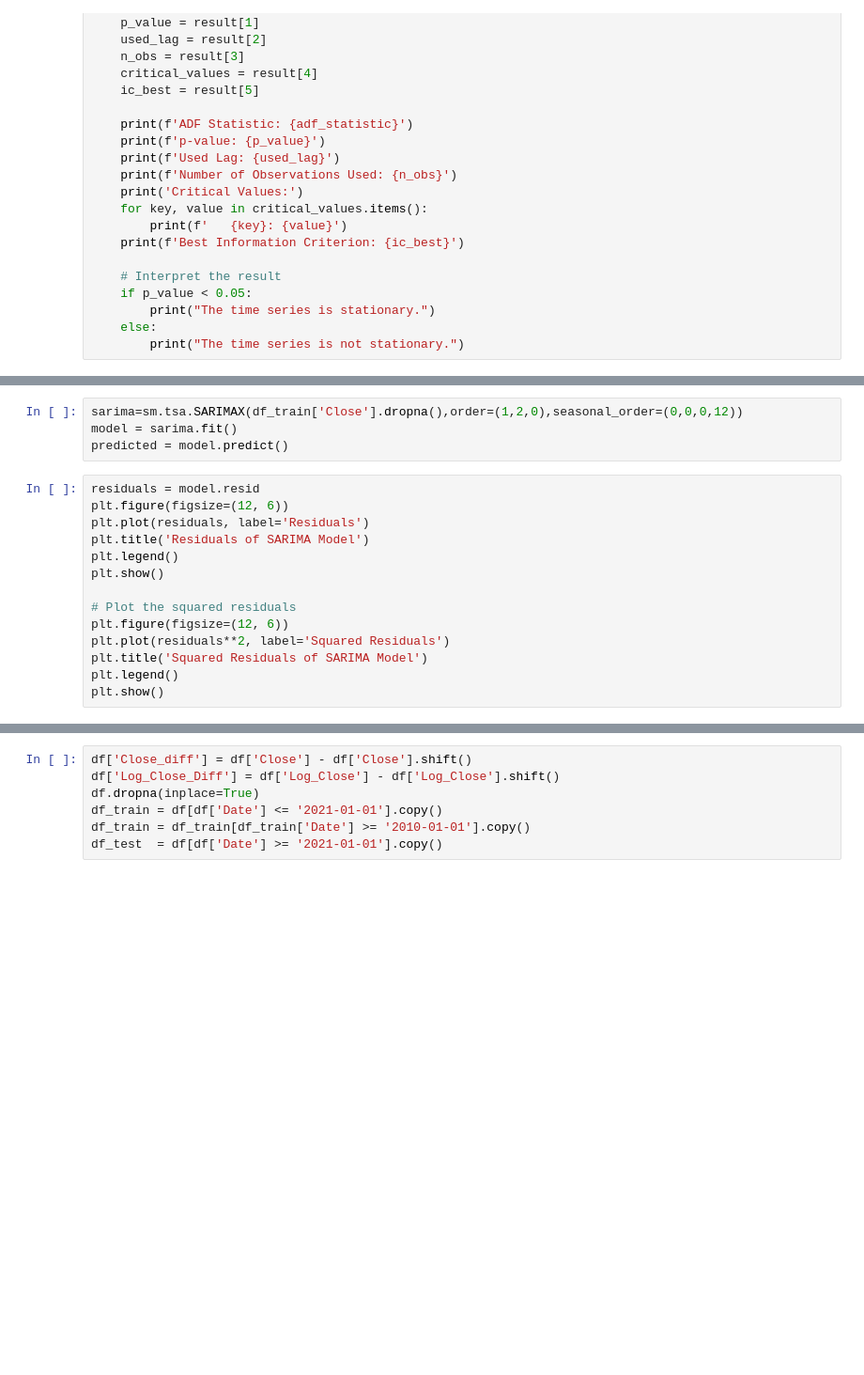
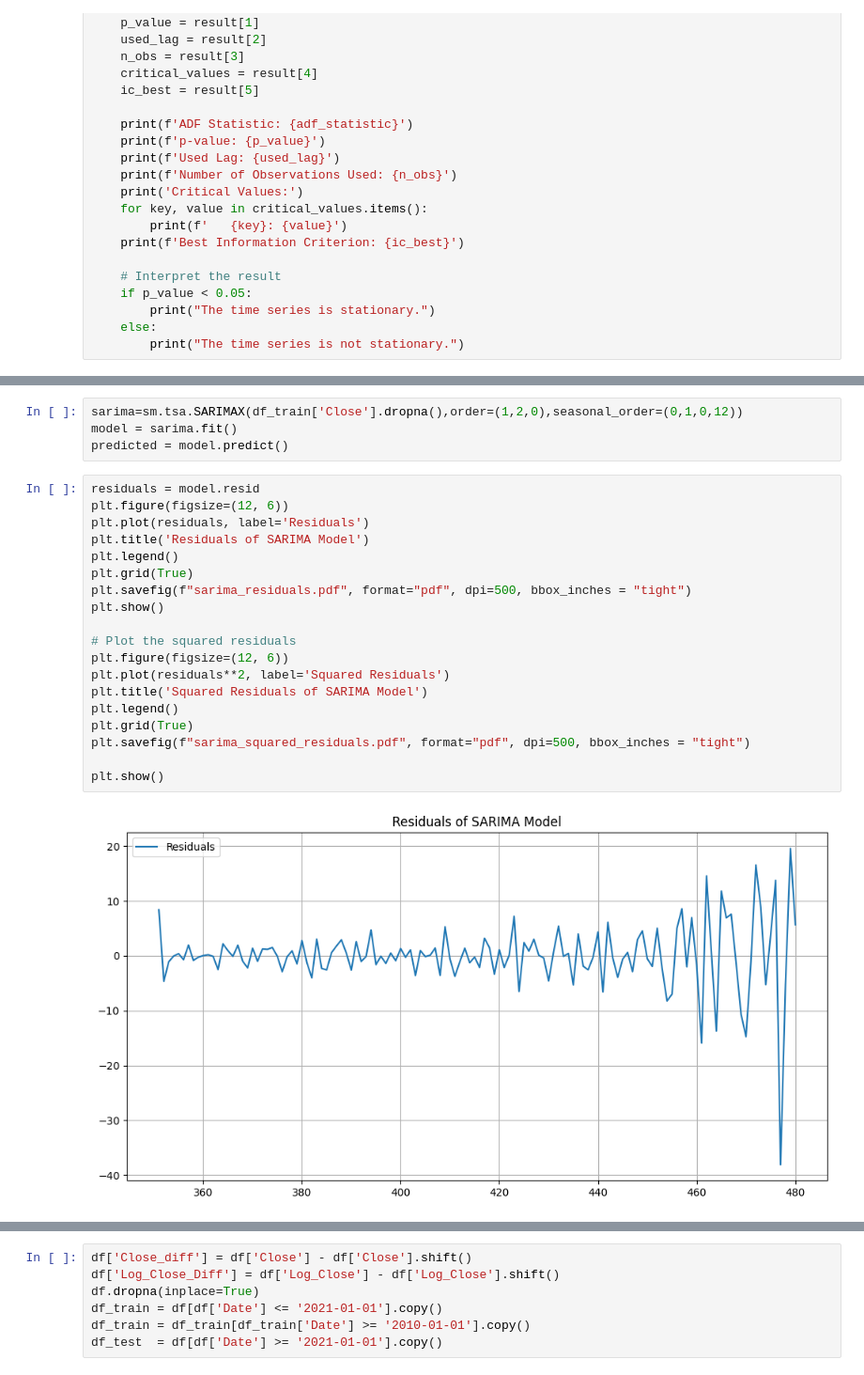
Before and after one commit to balooooooooo/econometric-modelling, a Jupyter notebook: analysis.ipynb, the cells around one changed output, grey strips where cells are left out. Shown at 94% size. Drawn from its saved outputs; the diff is of its cells as text; blank space fills up the shorter version.

```diff
--- a/analysis.ipynb
+++ b/analysis.ipynb
@@ -226,18 +430,25 @@ pmd.auto_arima(df_train['Close'],start_p=1,start_q=1,test='adf',m=12,seasonal=Tr
 # %%
-sarima=sm.tsa.SARIMAX(df_train['Close'].dropna(),order=(1,2,0),seasonal_order=(0,0,0,12))
+sarima=sm.tsa.SARIMAX(df_train['Close'].dropna(),order=(1,2,0),seasonal_order=(0,1,0,12))
 model = sarima.fit()
 predicted = model.predict()
 # %%
 residuals = model.resid
 plt.figure(figsize=(12, 6))
 plt.plot(residuals, label='Residuals')
 plt.title('Residuals of SARIMA Model')
 plt.legend()
+plt.grid(True)
+plt.savefig(f"sarima_residuals.pdf", format="pdf", dpi=500, bbox_inches = "tight")
 plt.show()
 
 # Plot the squared residuals
 plt.figure(figsize=(12, 6))
 plt.plot(residuals**2, label='Squared Residuals')
 plt.title('Squared Residuals of SARIMA Model')
 plt.legend()
+plt.grid(True)
+plt.savefig(f"sarima_squared_residuals.pdf", format="pdf", dpi=500, bbox_inches = "tight")
+
 plt.show()
+# %% [output]
+[figure, added]
```
Also changed, not shown: parts of 39 cells of this notebook.
